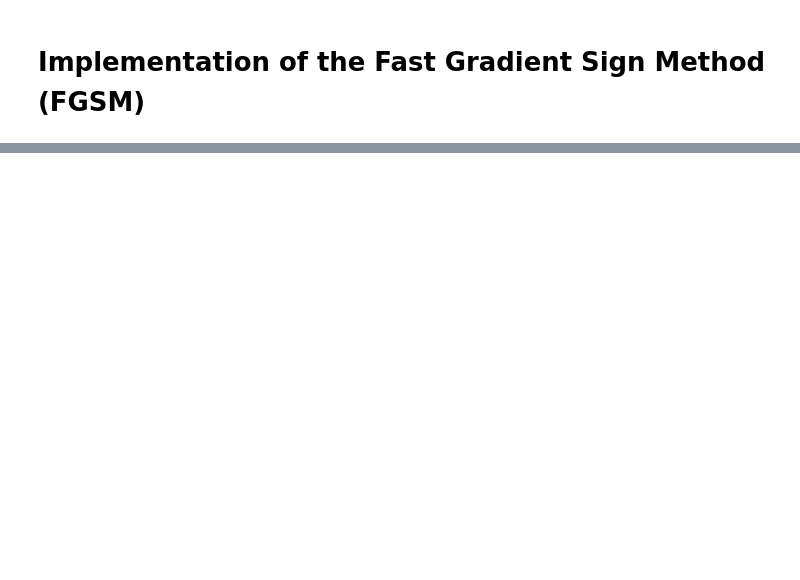
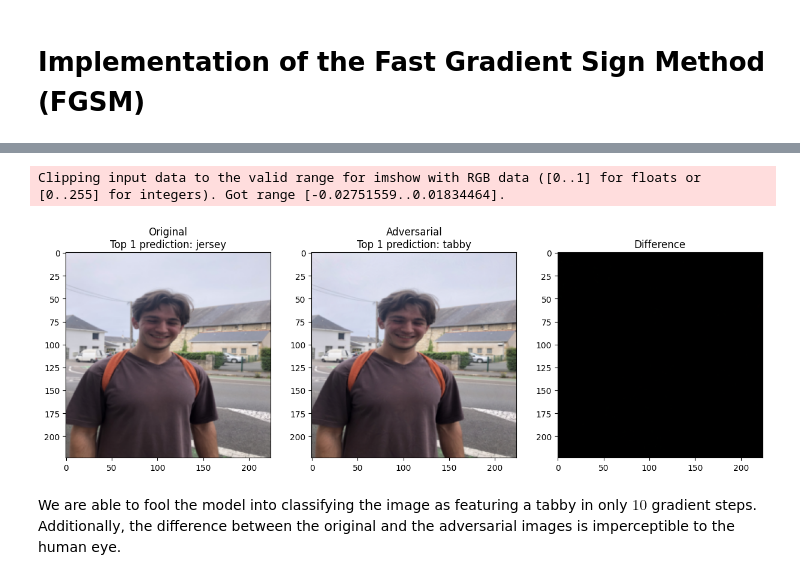
Before and after one commit to Red-Rapious/Adversarial-Attacks, a Jupyter notebook: code/fgsm.ipynb, the cells around one changed output, grey strips where cells are left out. Drawn from its saved outputs; the diff is of its cells as text; code cells hidden in the pictures; blank space fills up the shorter version.

```diff
--- a/code/fgsm.ipynb
+++ b/code/fgsm.ipynb
@@ -20 +155,22 @@ $$\begin{cases}
 \end{cases}$$
+# %%
+idx = 281
+img = deepcopy(face_img)
+optimizer = optim.SGD([img], lr=0.01)
+target = torch.tensor([idx])
+
+for i in range(200):
+    output = net(normalize(img).unsqueeze(0))
+
+    loss = criterion(output, target)
+    optimizer.zero_grad()
+    loss.backward()
+    optimizer.step()
+    with torch.no_grad():
+            img.clamp_(0,1)
+
+    print("Top 1 prediction: "+str(classes[torch.argmax(output).item()][1]))
+    print(i,'-----------------')
+
+    if torch.argmax(output) == idx:
+        break
@@ -20,0 +195,14 @@ $$\begin{cases}
+# %%
+fig, ax = plt.subplots(1,3, figsize=(15, 5))
+ax[0].set_title("Original\nTop 1 prediction: "+str(classes[face_pred.argmax().item()][1]))
+ax[1].set_title("Adversarial\nTop 1 prediction: "+str(classes[output.argmax().item()][1]))
+ax[2].set_title("Difference")
+plot_img_tensor(face_img, ax[0])
+plot_img_tensor(img, ax[1])
+plot_img_tensor(img - face_img, ax[2])
+plt.show()
+# %% [output]
+Clipping input data to the valid range for imshow with RGB data ([0..1] for floats or [0..255] for integers). Got range [-0.02751559..0.01834464].
+[figure, added]
+# %% [markdown]
+We are able to fool the model into classifying the image as featuring a tabby in only $10$ gradient steps. Additionally, the difference between the original and the adversarial images is imperceptible to the human eye.
```
Also changed, not shown: parts of 16 cells of this notebook.
